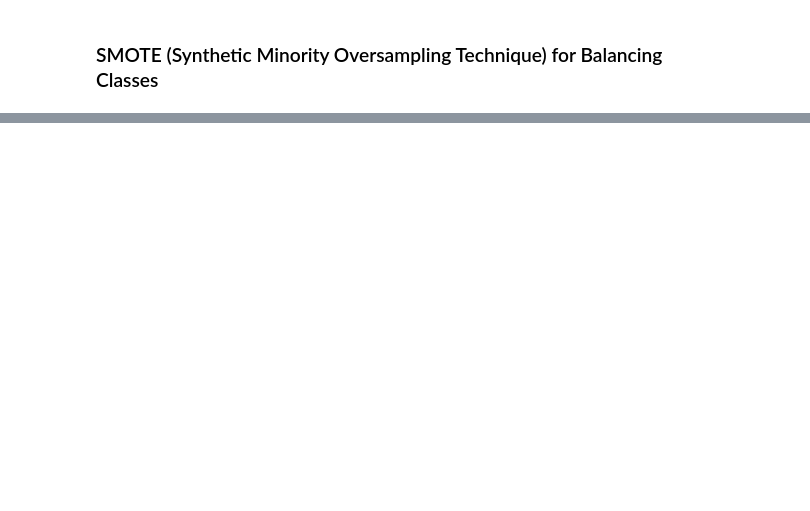
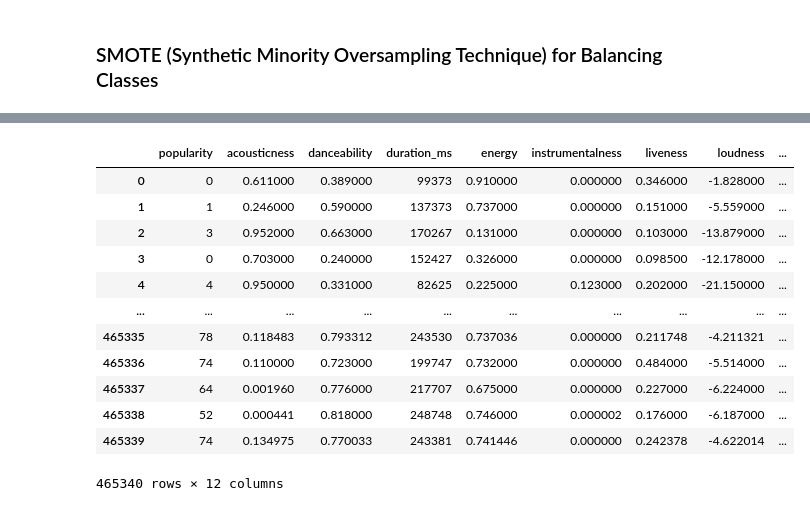
Before and after one commit to vijay-ss/spotify-recommender, a Jupyter notebook: spotify_preprocessing.ipynb, the cells around one changed output, grey strips where cells are left out. Drawn from its saved outputs; the diff is of its cells as text; code cells hidden in the pictures; blank space fills up the shorter version.

```diff
--- a/spotify_preprocessing.ipynb
+++ b/spotify_preprocessing.ipynb
@@ -382 +387,25 @@ spotify_features.favourite.value_counts()
 Name: favourite, dtype: int64
+# %%
+X = spotify_features.drop(columns=['genre', 'artist_name', 'track_name', 'track_id', 'key', 'mode', 'time_signature', 'favourite'])
+y = spotify_features.favourite
+
+oversample = SMOTE()
+
+X, y = oversample.fit_resample(X,y)
+X['favourite'] = y
+
+X
+# %% [output]
+|  | popularity | acousticness | danceability | duration_ms | energy | instrumentalness | liveness | loudness | ... |
+| 0 | 0 | 0.611000 | 0.389000 | 99373 | 0.910000 | 0.000000 | 0.346000 | -1.828000 | ... |
+| 1 | 1 | 0.246000 | 0.590000 | 137373 | 0.737000 | 0.000000 | 0.151000 | -5.559000 | ... |
+| 2 | 3 | 0.952000 | 0.663000 | 170267 | 0.131000 | 0.000000 | 0.103000 | -13.879000 | ... |
+| 3 | 0 | 0.703000 | 0.240000 | 152427 | 0.326000 | 0.000000 | 0.098500 | -12.178000 | ... |
+| 4 | 4 | 0.950000 | 0.331000 | 82625 | 0.225000 | 0.123000 | 0.202000 | -21.150000 | ... |
+| ... | ... | ... | ... | ... | ... | ... | ... | ... | ... |
+| 465335 | 78 | 0.118483 | 0.793312 | 243530 | 0.737036 | 0.000000 | 0.211748 | -4.211321 | ... |
+| 465336 | 74 | 0.110000 | 0.723000 | 199747 | 0.732000 | 0.000000 | 0.484000 | -5.514000 | ... |
+| 465337 | 64 | 0.001960 | 0.776000 | 217707 | 0.675000 | 0.000000 | 0.227000 | -6.224000 | ... |
+| 465338 | 52 | 0.000441 | 0.818000 | 248748 | 0.746000 | 0.000002 | 0.176000 | -6.187000 | ... |
+| 465339 | 74 | 0.134975 | 0.770033 | 243381 | 0.741446 | 0.000000 | 0.242378 | -4.622014 | ... |
+465340 rows × 12 columns
```
Also changed, not shown: parts of 34 cells of this notebook.
